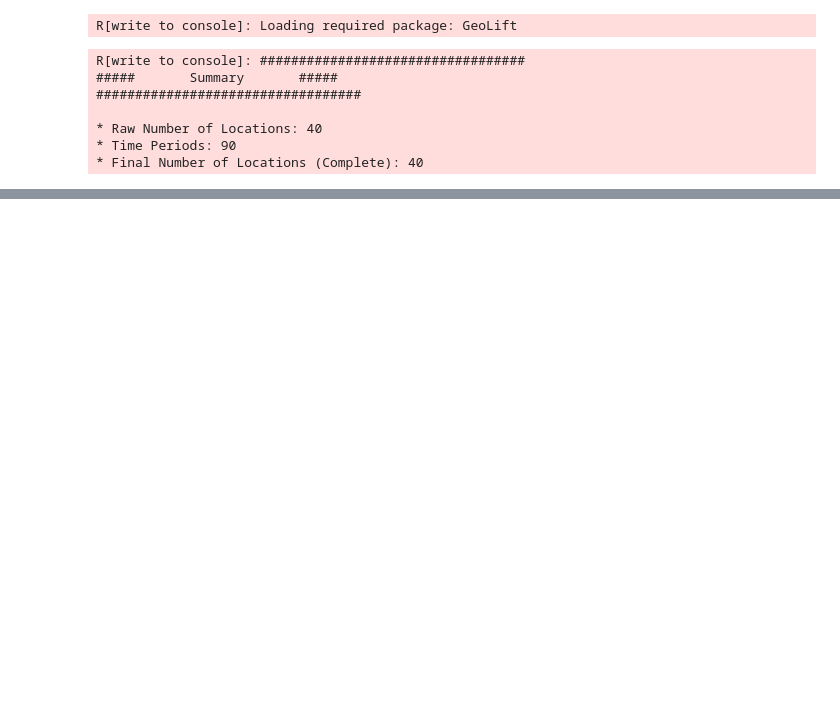
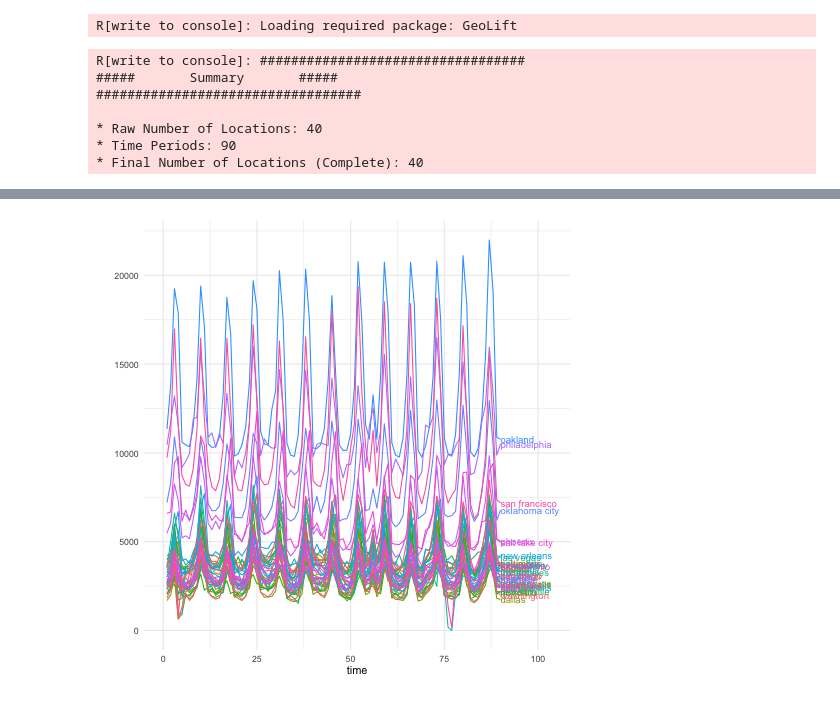
Before and after one commit to ryanlrappa/geo-testing, a Jupyter notebook: rr-0.0-geo-testing-dev.ipynb, the cells around one changed output, grey strips where cells are left out. Drawn from its saved outputs; the diff is of its cells as text; code cells hidden in the pictures; blank space fills up the shorter version.

```diff
--- a/rr-0.0-geo-testing-dev.ipynb
+++ b/rr-0.0-geo-testing-dev.ipynb
@@ -86,0 +142,11 @@ r('''
+# %%
+f = '''
+GeoPlot(GeoTestData_PreTest,
+                   Y_id = "Y",
+                   time_id = "time",
+                   location_id = "location")
+'''
+
+make_geolift_plot(f)
+# %% [output]
+[figure, added]
```
Also changed, not shown: parts of 9 cells of this notebook, 1 other file.
